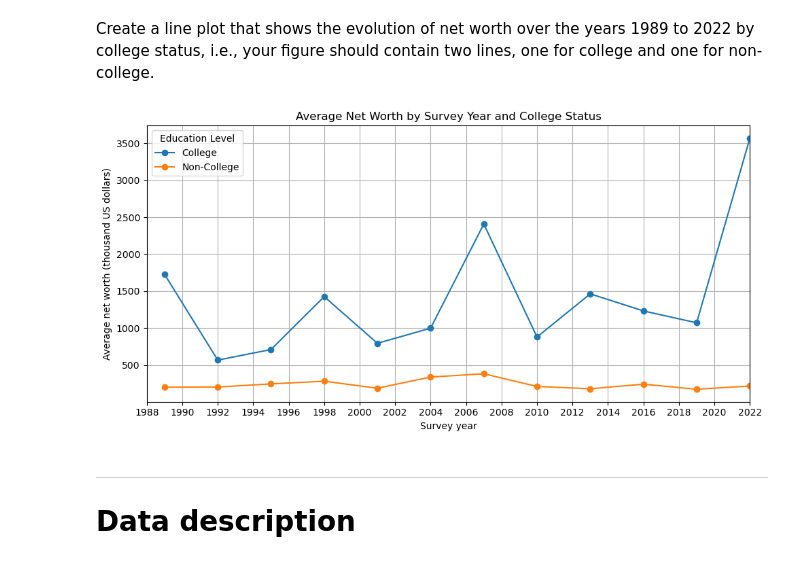
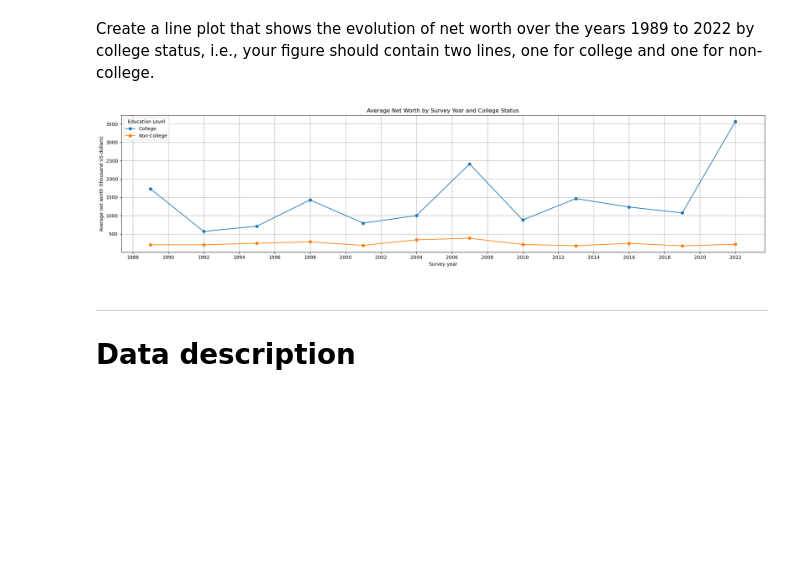
Before and after one commit to MaximEtienneOtto/TECH2-H25-assignment2, a Jupyter notebook: assignment2.ipynb, the cells around one changed output. Cells and saved outputs as stored; diff of their text form; code cells hidden in the pictures; blank space fills up the shorter version.

```diff
--- a/assignment2.ipynb
+++ b/assignment2.ipynb
@@ -155,26 +155,24 @@ mean_networth_edu_year = pd.DataFrame(records)
 # %% [markdown]
 Create a line plot that shows the evolution of net worth over the years 1989 to 2022 by college status, i.e., your figure should contain two lines, one for college and one for non-college.
 # %%
-plt.figure(figsize=(10, 5))
+plt.figure(figsize=(20, 5))
 
 college_data = mean_networth_edu_year[mean_networth_edu_year['college'] == 1]
 plt.plot(college_data['year'], college_data['networth'], marker='o', label='College')
 
 noncollege_data = mean_networth_edu_year[mean_networth_edu_year['college'] == 0]
 plt.plot(noncollege_data['year'], noncollege_data['networth'], marker='o', label='Non-College')
 
-plt.xlim(1989, 2022)
-
 plt.xlabel("Survey year")
 plt.ylabel("Average net worth (thousand US dollars)")
 plt.title("Average Net Worth by Survey Year and College Status")
 plt.legend(title="Education Level")
-plt.xticks(np.arange(1988, 2025, 2))
+plt.xticks(np.arange(1988, 2023, 2))
 plt.grid(True)
 plt.tight_layout()
 plt.show()
 # %% [output]
-[figure, old version]
+[figure, new version]
 # %% [markdown]
 ***
 # Data description
```
